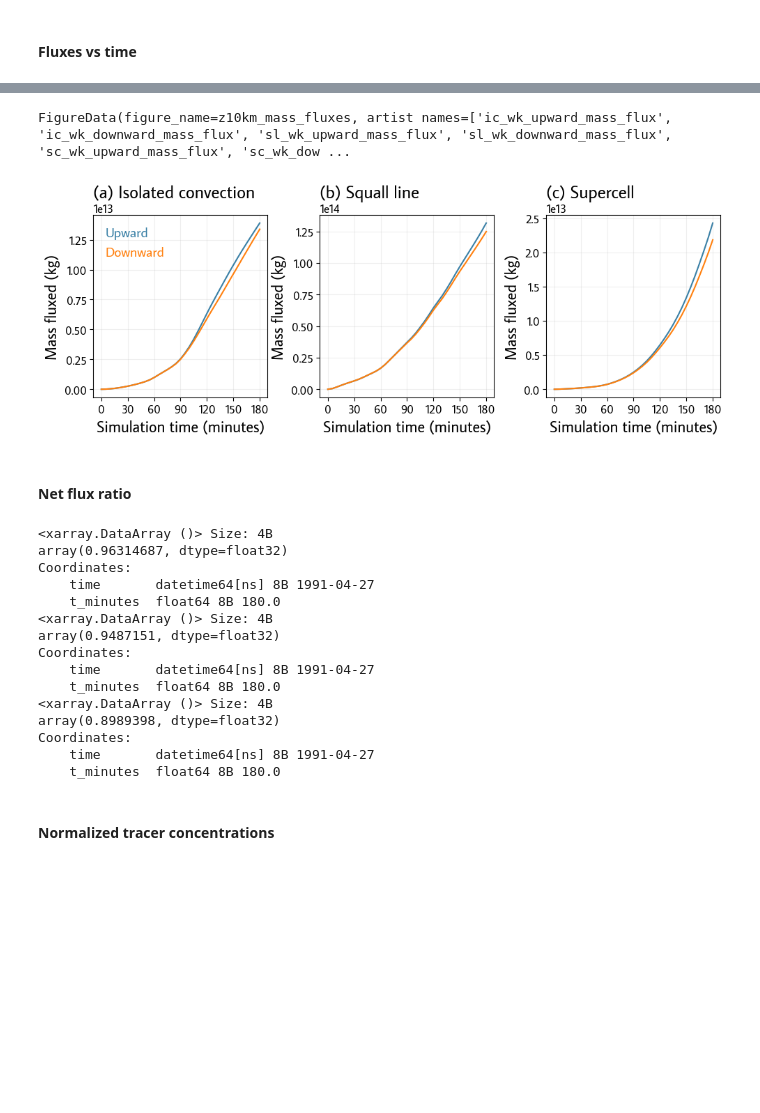
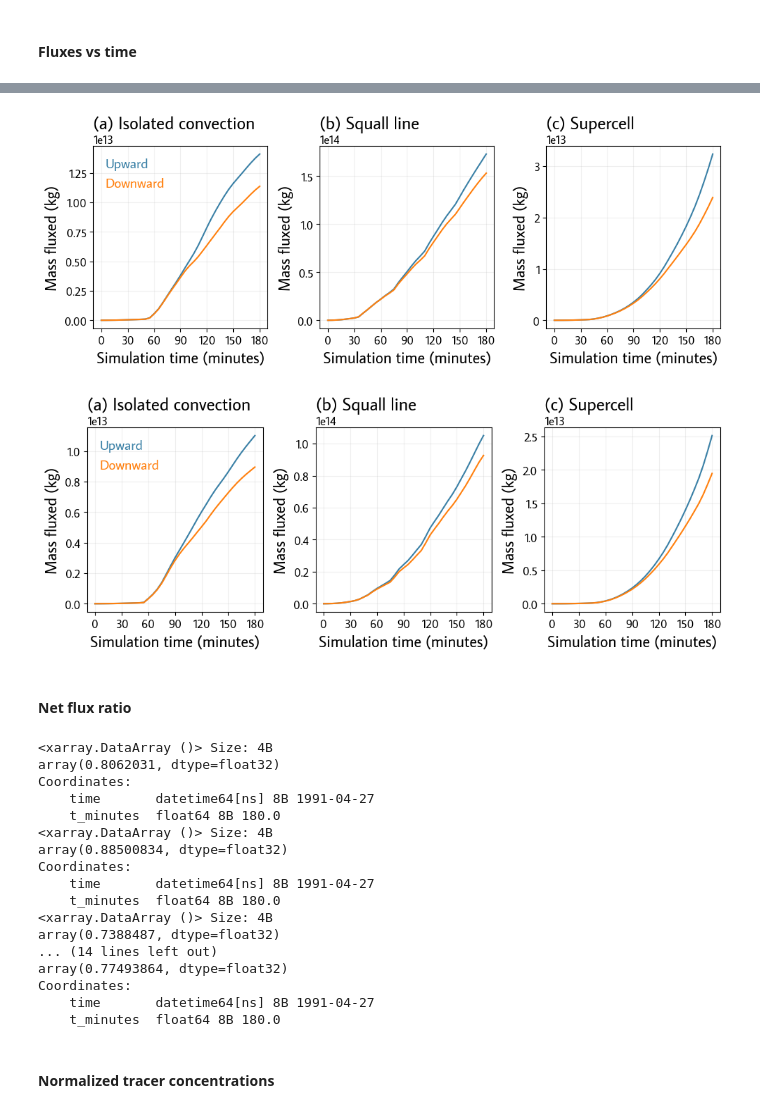
Before and after one commit to cmdavis4/tracer_paper, a Jupyter notebook: analysis-tracerpaper.ipynb, the cells around one changed output, grey strips where cells are left out. Drawn from its saved outputs; the diff is of its cells as text; code cells hidden in the pictures; blank space fills up the shorter version.

```diff
--- a/analysis-tracerpaper.ipynb
+++ b/analysis-tracerpaper.ipynb
@@ -3983,28 +4038,30 @@ All hooks installed successfully!
 # %% [markdown]
 #### Fluxes vs time
 # %%
-cm.plotting.start_figure("z10km_mass_fluxes")
+for z_km in [7, 10]:
 
-fig, axs = plt.subplots(ncols=3, figsize=(10, 3))
+    cm.plotting.start_figure(f"ul_mass_fluxes_z-{z_km}000")
 
-for storm_ix, storm in enumerate(blt.STORM_NAMES):
-    ax = axs.flatten()[storm_ix]
-    ax.plot(
-        storm_dss[storm]["t_minutes"].values,
-        cumu_upward_z10km_mass_fluxes[storm],
-        label="Upward",
-        name=f"{storm}_upward_mass_flux",
-    )
-    ax.plot(
-        storm_dss[storm]["t_minutes"].values,
-        -1 * cumu_downward_z10km_mass_fluxes[storm],
-        label="Downward",
-        name=f"{storm}_downward_mass_flux",
-    )
-    ax.set_ylabel("Mass fluxed (kg)")
-    blt.label_x_axis(ax)
-    ax.set_title(blt.axes_title(storm_ix, blt.STORM_LABELS[storm]))
-cm.plotting.clean_legend(axs[0])
+    fig, axs = plt.subplots(ncols=3, figsize=(10, 3))
 
-save_figure_and_data()
+    for storm_ix, storm in enumerate(blt.STORM_NAMES):
+        ax = axs.flatten()[storm_ix]
+        ax.plot(
+            storm_dss[storm]["t_minutes"].values,
+            ul_flux_dss[z_km][storm]["cumu_upward_mass_flux"],
+            label="Upward",
+            name=f"{storm}_upward_mass_flux",
+        )
+        ax.plot(
+            storm_dss[storm]["t_minutes"].values,
+            -1 * ul_flux_dss[z_km][storm]["cumu_downward_mass_flux"],
+            label="Downward",
+            name=f"{storm}_downward_mass_flux",
+        )
+        ax.set_ylabel("Mass fluxed (kg)")
+        blt.label_x_axis(ax)
+        ax.set_title(blt.axes_title(storm_ix, blt.STORM_LABELS[storm]))
+    cm.plotting.clean_legend(axs[0])
+
+    save_figure_and_data()
 # %% [output]
@@ -4013,28 +4068,30 @@ All hooks installed successfully!
-FigureData(figure_name=z10km_mass_fluxes, artist names=['ic_wk_upward_mass_flux', 'ic_wk_downward_mass_flux', 'sl_wk_upward_mass_flux', 'sl_wk_downward_mass_flux', 'sc_wk_upward_mass_flux', 'sc_wk_dow ...
-[figure, old version]
+[figure, new version]
+[figure, added]
 # %% [markdown]
 #### Net flux ratio
 # %%
-for storm in blt.STORM_NAMES:
-    print(
-        (
-            cumu_downward_z10km_mass_fluxes[storm]
-            / -cumu_upward_z10km_mass_fluxes[storm]
-        ).isel({"time": -1})
-    )
+for z_km in [7, 10]:
+    for storm in blt.STORM_NAMES:
+        print(
+            (ul_flux_dss[z_km][storm]["cumu_downward_mass_flux"] / -ul_flux_dss[z_km][storm]["cumu_upward_mass_flux"]).isel(
+                {"time": -1}
+            )
+        )
 # %% [output]
 <xarray.DataArray ()> Size: 4B
-array(0.96314687, dtype=float32)
+array(0.8062031, dtype=float32)
 Coordinates:
     time       datetime64[ns] 8B 1991-04-27
     t_minutes  float64 8B 180.0
 <xarray.DataArray ()> Size: 4B
-array(0.9487151, dtype=float32)
+array(0.88500834, dtype=float32)
 Coordinates:
     time       datetime64[ns] 8B 1991-04-27
     t_minutes  float64 8B 180.0
 <xarray.DataArray ()> Size: 4B
-array(0.8989398, dtype=float32)
+array(0.7388487, dtype=float32)
+... (14 lines left out)
+array(0.77493864, dtype=float32)
 Coordinates:
     time       datetime64[ns] 8B 1991-04-27
     t_minutes  float64 8B 180.0
```
Also changed, not shown: parts of 9 cells of this notebook, 3 other files.
